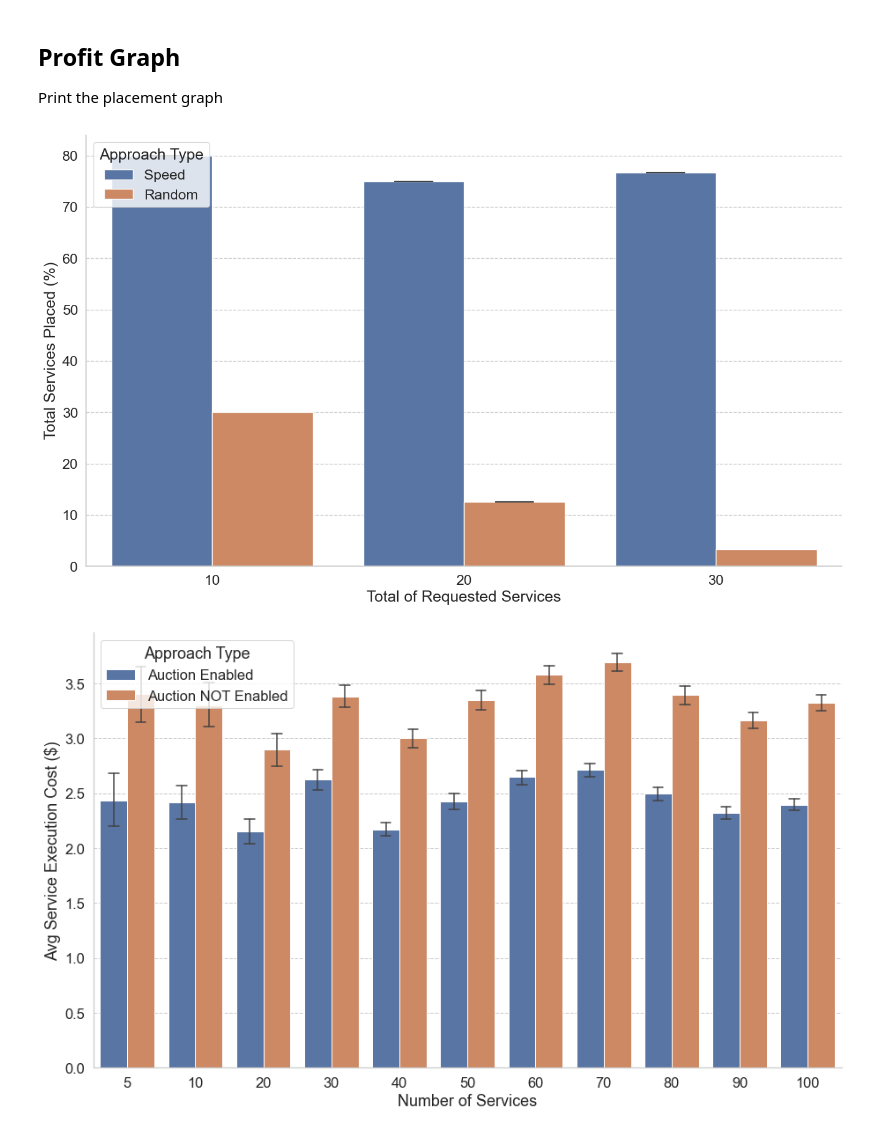
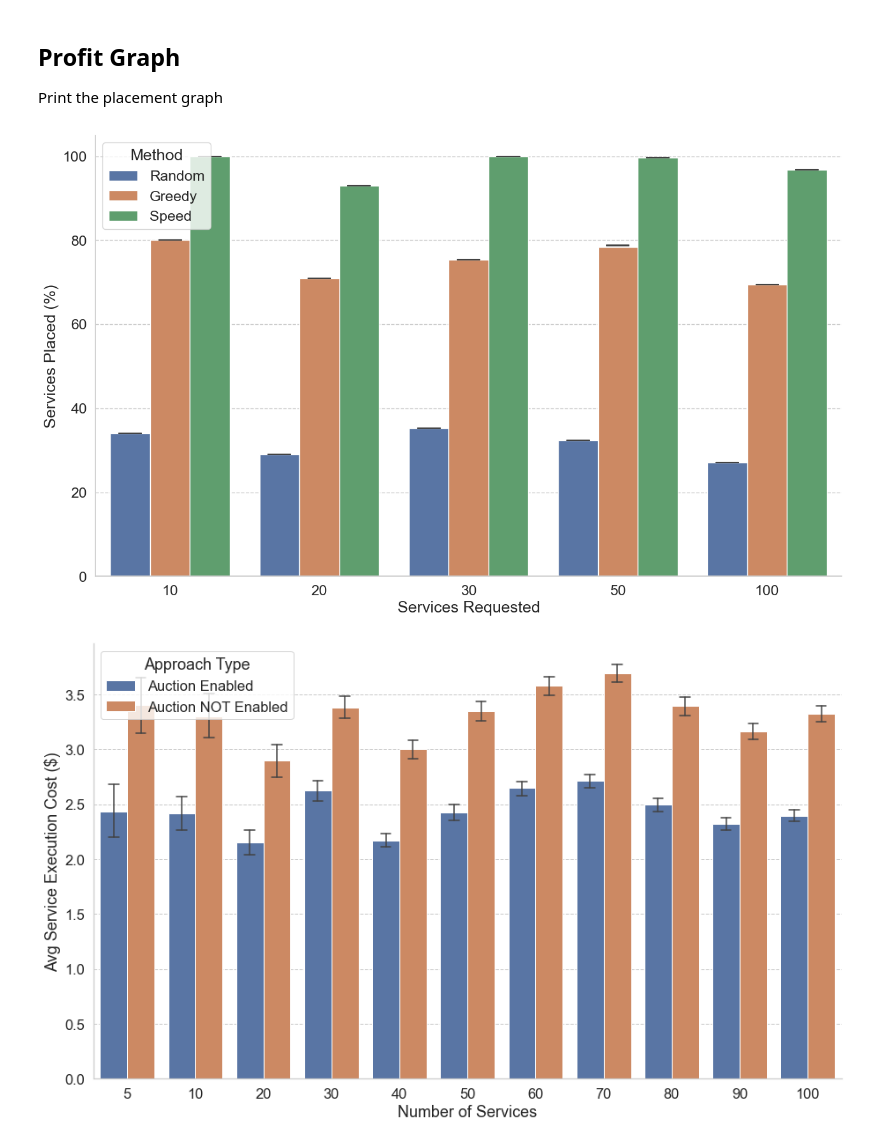
Before and after one commit to anselmobattisti/speed, a Jupyter notebook: experiments/A1/notebook/notebook.ipynb, the cells around one changed output. Saved outputs shown, nothing was run; the diff lists cells and outputs as text; code cells hidden in the pictures.

Commit message:
Notebook for first graph.

```diff
--- a/experiments/A1/notebook/notebook.ipynb
+++ b/experiments/A1/notebook/notebook.ipynb
@@ -13,7 +13,7 @@ import os
 # Path to the Results folder inside the docker container
 path_results = "../logs"
 
-hue_order = ["Speed", "Random"]
+hue_order = ["Random", "Greedy", "Speed"]
 
 def connect_dataframe(pda, num_requests, label, rnd):
     global hue_order
@@ -34,21 +34,14 @@ def load_data():
         aux = exp.split("_")
         num_requests[int(aux[0])] = int(aux[0])
 
-        exp_file = "{}/{}/speed/distributed_placement.csv".format(path_results, exp)
-        requests.append(connect_dataframe(
-            pd.read_csv(exp_file, sep=';'),
-            int(aux[0]),
-            "Speed",
-            int(aux[1]),
-        ))
-
-        exp_file = "{}/{}/random/distributed_placement.csv".format(path_results, exp)
-        requests.append(connect_dataframe(
-            pd.read_csv(exp_file, sep=';'),
-            int(aux[0]),
-            "Random",
-            int(aux[1]),
-        ))
+        for alg in hue_order:
+            exp_file = "{}/{}/{}/distributed_placement.csv".format(path_results, exp, alg.lower())
+            requests.append(connect_dataframe(
+                pd.read_csv(exp_file, sep=';'),
+                int(aux[0]),
+                alg,
+                int(aux[1]),
+            ))
 
     o = list(num_requests.keys())
 
@@ -106,38 +87,37 @@ sns.set_style("whitegrid", {'grid.linestyle': '--'})
 
 sns.color_palette("rocket")
 
 loaded_data = load_data()
 
 order = sorted(loaded_data['order'])
 
 df_summed = process_data()
 
 g = sns.catplot(
     data=df_summed,
     kind="bar",
     hue="Label",
     order = order,
     hue_order=hue_order,
     x="Num_Requests",
     y="percentage",
     errorbar=('ci', 0.95),
     capsize=.15,
     errwidth=1.5,
     legend_out=False
 )
 
 g.fig.set_figheight(9)
 g.fig.set_figwidth(16)
 
-g.set_axis_labels("Total of Requested Services", "Total Services Placed (%)")
-plt.legend(loc='upper left', title='Approach Type')
+g.set_axis_labels("Services Requested", "Services Placed (%)")
+plt.legend(loc='upper left', title='Method')
 
 plt.show()
 
-g.figure.savefig(fname='{}/placement.png'.format(path_results),
-                  transparent=False, pad_inches=0.3, bbox_inches='tight')
+g.figure.savefig(fname='./services_placed.pdf', transparent=False, pad_inches=0.3, bbox_inches='tight')
 # %% [output]
-[figure, old version]
+[figure, new version]
 # %%
 import seaborn as sns
 import matplotlib.pyplot as plt
```
Also changed, not shown: parts of 1 cell of this notebook, 36 other files.
